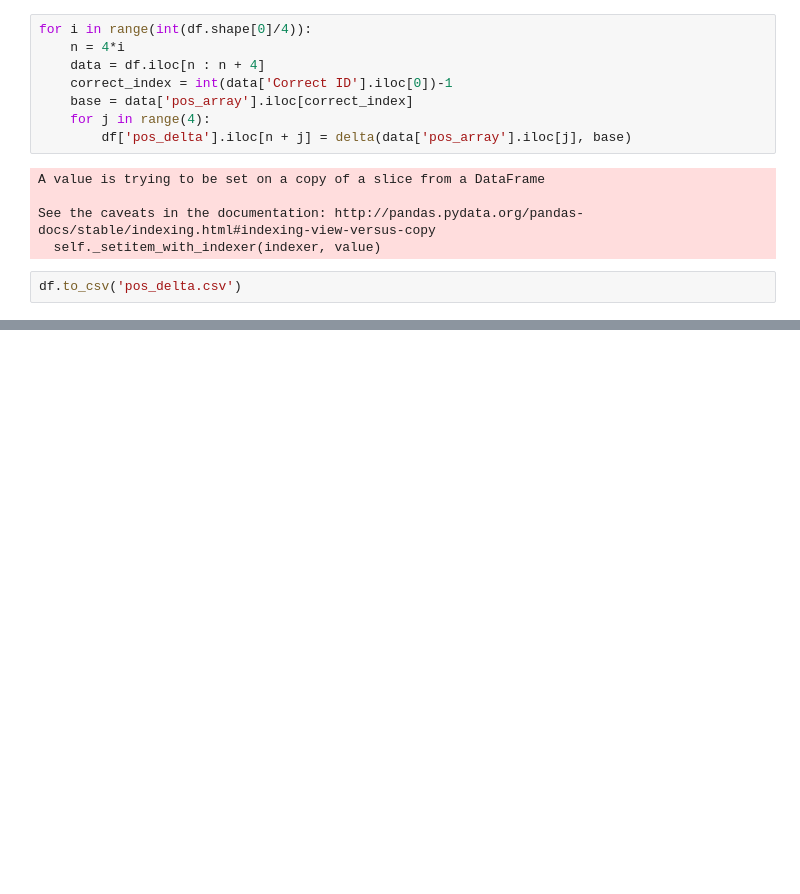
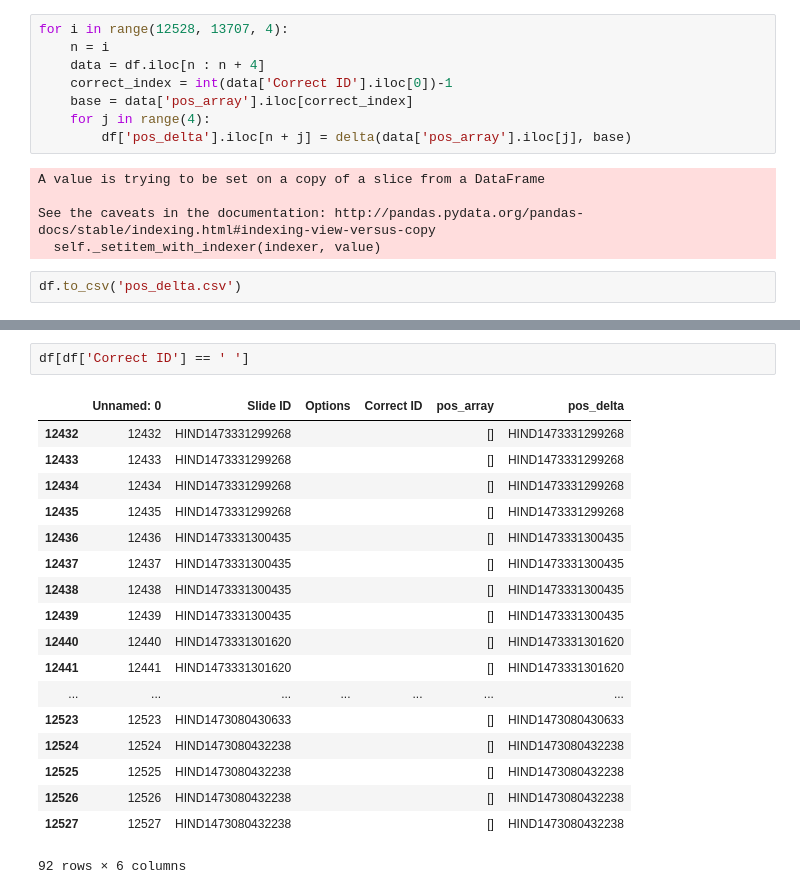
Before and after one commit to pasha00786/helloenglish, a Jupyter notebook: pos_delta.ipynb, the cells around one changed output, grey strips where cells are left out. Saved outputs shown, nothing was run; the diff lists cells and outputs as text; blank space fills up the shorter version.

```diff
--- a/pos_delta.ipynb
+++ b/pos_delta.ipynb
@@ -41,8 +44,8 @@ pos_array = list(df['pos_array'])
 def delta(option, base):
     return list(set(option)-set(base))
 # %%
-for i in range(int(df.shape[0]/4)):
-    n = 4*i
+for i in range(12528, 13707, 4):
+    n = i
     data = df.iloc[n : n + 4]
     correct_index = int(data['Correct ID'].iloc[0])-1
     base = data['pos_array'].iloc[correct_index]
@@ -57,0 +67,21 @@ df.to_csv('pos_delta.csv')
+# %%
+df[df['Correct ID'] == ' ']
+# %% [output]
+|  | Unnamed: 0 | Slide ID | Options | Correct ID | pos_array | pos_delta |
+| 12432 | 12432 | HIND1473331299268 |  |  | [] | HIND1473331299268 |
+| 12433 | 12433 | HIND1473331299268 |  |  | [] | HIND1473331299268 |
+| 12434 | 12434 | HIND1473331299268 |  |  | [] | HIND1473331299268 |
+| 12435 | 12435 | HIND1473331299268 |  |  | [] | HIND1473331299268 |
+| 12436 | 12436 | HIND1473331300435 |  |  | [] | HIND1473331300435 |
+| 12437 | 12437 | HIND1473331300435 |  |  | [] | HIND1473331300435 |
+| 12438 | 12438 | HIND1473331300435 |  |  | [] | HIND1473331300435 |
+| 12439 | 12439 | HIND1473331300435 |  |  | [] | HIND1473331300435 |
+| 12440 | 12440 | HIND1473331301620 |  |  | [] | HIND1473331301620 |
+| 12441 | 12441 | HIND1473331301620 |  |  | [] | HIND1473331301620 |
+| ... | ... | ... | ... | ... | ... | ... |
+| 12523 | 12523 | HIND1473080430633 |  |  | [] | HIND1473080430633 |
+| 12524 | 12524 | HIND1473080432238 |  |  | [] | HIND1473080432238 |
+| 12525 | 12525 | HIND1473080432238 |  |  | [] | HIND1473080432238 |
+| 12526 | 12526 | HIND1473080432238 |  |  | [] | HIND1473080432238 |
+| 12527 | 12527 | HIND1473080432238 |  |  | [] | HIND1473080432238 |
+92 rows × 6 columns
```
Also changed, not shown: parts of 7 cells of this notebook, 8 other files.
